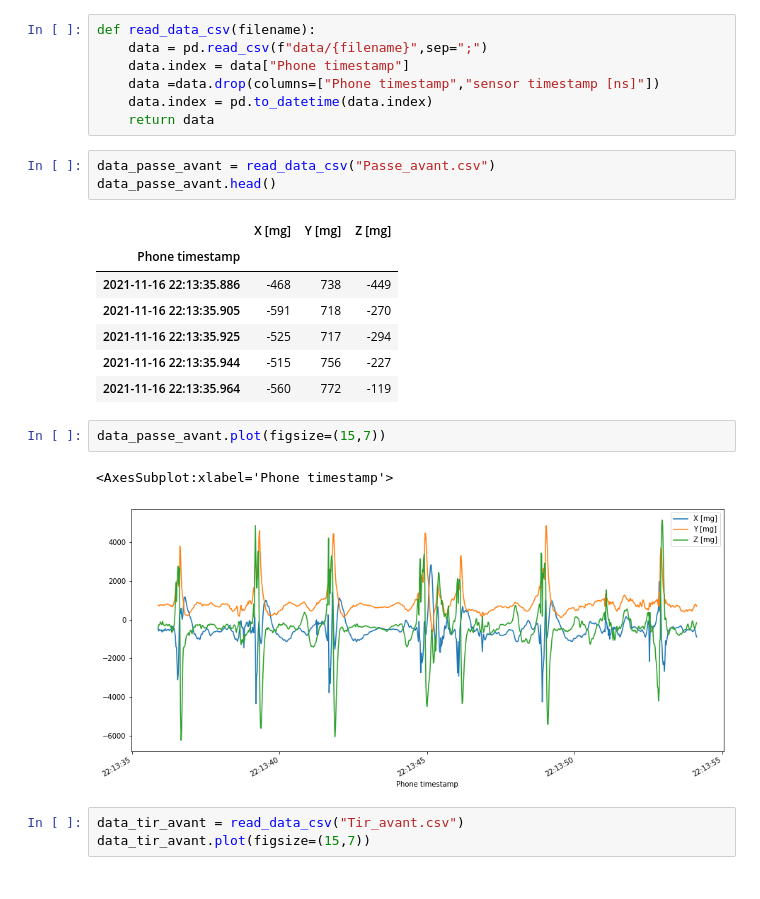
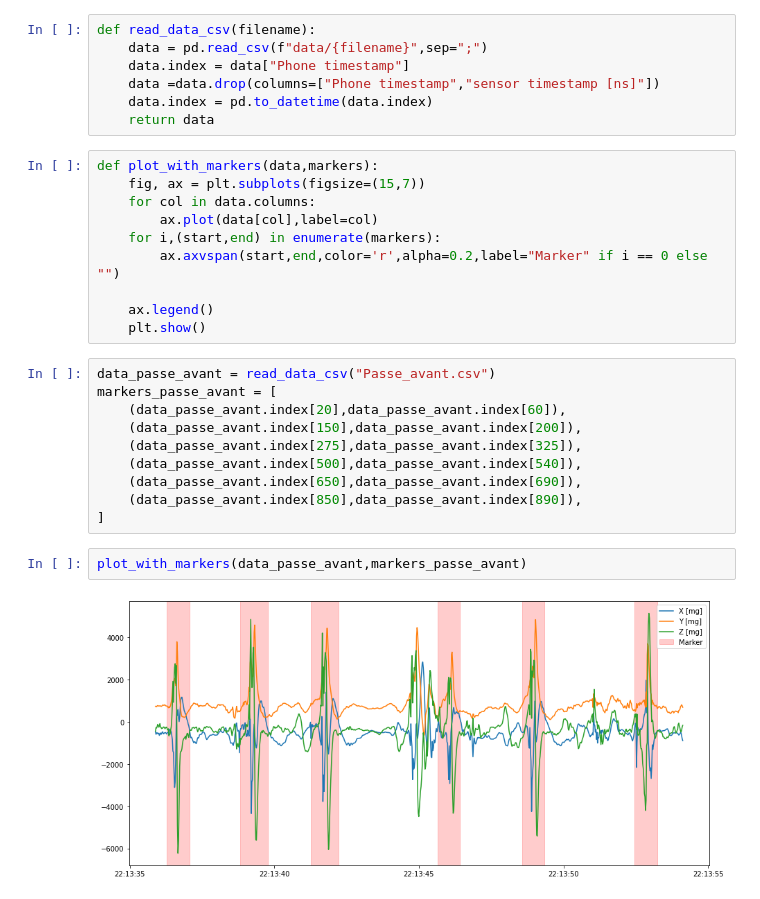
Before and after one commit to CamposCarvalhoC/Unihockey-Qself, a Jupyter notebook: unikockey.ipynb, the cells around one changed output. Cells and saved outputs as stored; diff of their text form.

Commit message:
Added markers for data

```diff
--- a/unikockey.ipynb
+++ b/unikockey.ipynb
@@ -9,22 +9,27 @@ def read_data_csv(filename):
     data =data.drop(columns=["Phone timestamp","sensor timestamp [ns]"])
     data.index = pd.to_datetime(data.index)
     return data
-# %%
-data_passe_avant = read_data_csv("Passe_avant.csv")
-data_passe_avant.head()
-# %% [output]
-|  | X [mg] | Y [mg] | Z [mg] |
-| Phone timestamp |  |  |  |
-| 2021-11-16 22:13:35.886 | -468 | 738 | -449 |
-| 2021-11-16 22:13:35.905 | -591 | 718 | -270 |
-| 2021-11-16 22:13:35.925 | -525 | 717 | -294 |
-| 2021-11-16 22:13:35.944 | -515 | 756 | -227 |
-| 2021-11-16 22:13:35.964 | -560 | 772 | -119 |
-# %%
-data_passe_avant.plot(figsize=(15,7))
-# %% [output]
-<AxesSubplot:xlabel='Phone timestamp'>
-[figure, removed]
-# %%
-data_tir_avant = read_data_csv("Tir_avant.csv")
-data_tir_avant.plot(figsize=(15,7))
+# %%
+def plot_with_markers(data,markers):
+    fig, ax = plt.subplots(figsize=(15,7))
+    for col in data.columns:
+        ax.plot(data[col],label=col)
+    for i,(start,end) in enumerate(markers):
+        ax.axvspan(start,end,color='r',alpha=0.2,label="Marker" if i == 0 else "")
+
+    ax.legend()
+    plt.show()
+# %%
+data_passe_avant = read_data_csv("Passe_avant.csv")
+markers_passe_avant = [
+    (data_passe_avant.index[20],data_passe_avant.index[60]),
+    (data_passe_avant.index[150],data_passe_avant.index[200]),
+    (data_passe_avant.index[275],data_passe_avant.index[325]),
+    (data_passe_avant.index[500],data_passe_avant.index[540]),
+    (data_passe_avant.index[650],data_passe_avant.index[690]),
+    (data_passe_avant.index[850],data_passe_avant.index[890]),
+]
+# %%
+plot_with_markers(data_passe_avant,markers_passe_avant)
+# %% [output]
+[figure, added]
```
Also changed, not shown: parts of 3 cells of this notebook.
